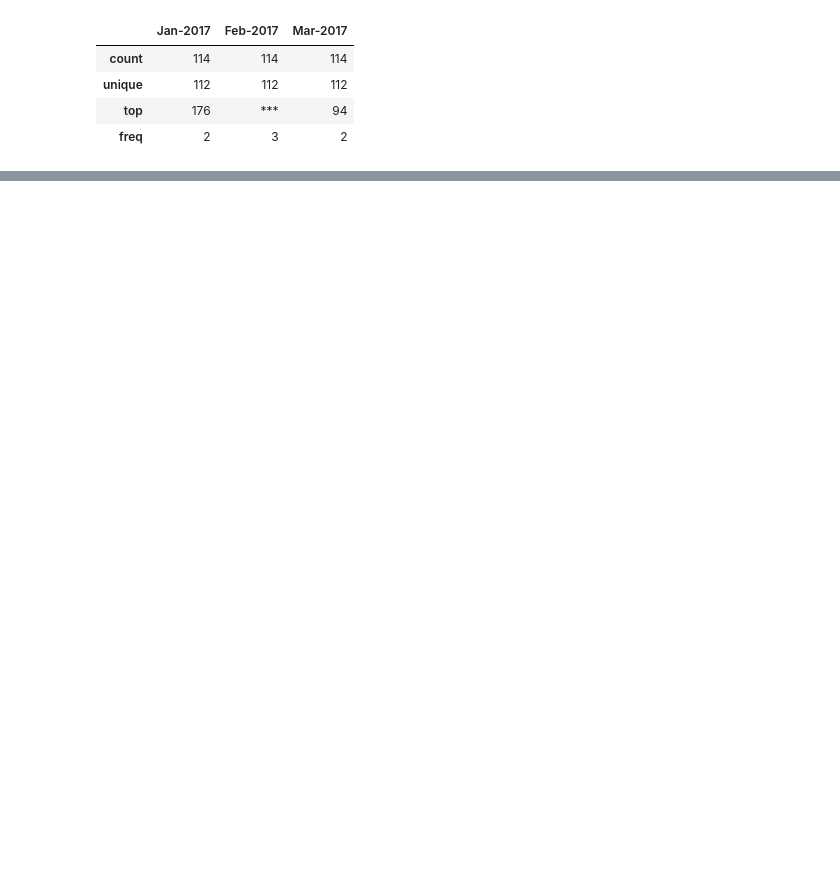
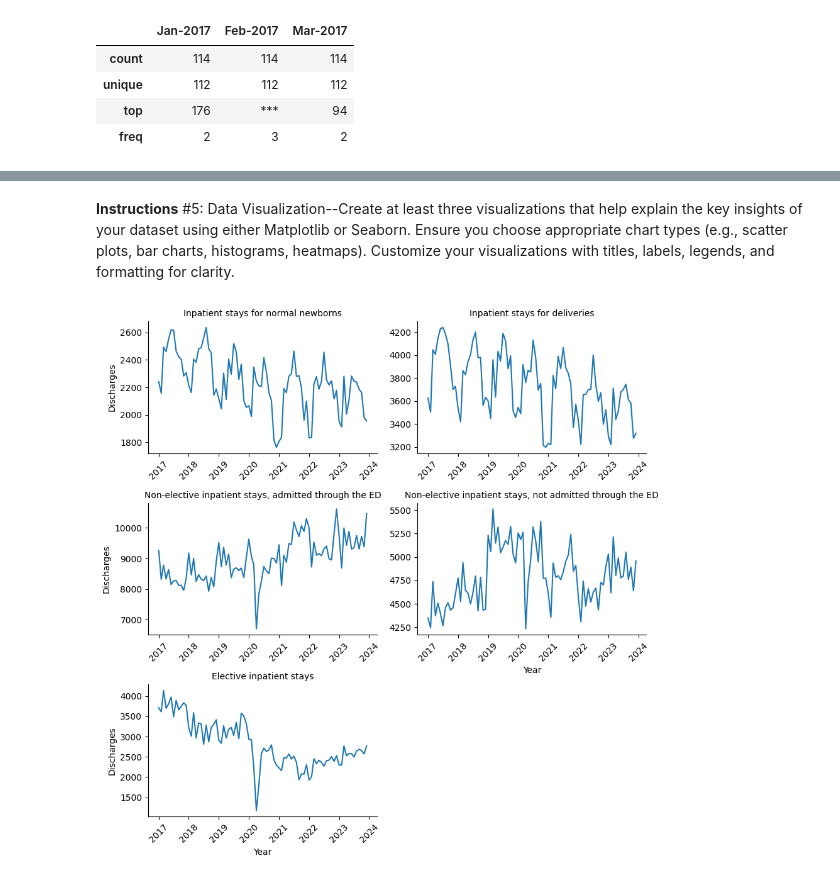
Before and after one commit to curiousdatamind/utah-hospital-discharge-analysis, a Jupyter notebook: Utah_Hospital_Discharge_Analysis.ipynb, the cells around one changed output, grey strips where cells are left out. Saved outputs shown, nothing was run; the diff lists cells and outputs as text; code cells hidden in the pictures; blank space fills up the shorter version.

Commit message:
Complete final analysis and visualizations.

```diff
--- a/Utah_Hospital_Discharge_Analysis.ipynb
+++ b/Utah_Hospital_Discharge_Analysis.ipynb
@@ -219,0 +263,9 @@ Elective inpatient stays                            584.64  1177.0   4137.0
+# %%
+# Convert only the monthly columns to numeric
+encounters = df.iloc[3:8, 0:85].copy()
+
+encounters.iloc[:, 1:] = encounters.iloc[:, 1:].apply(
+    pd.to_numeric, errors="coerce"
+)
+
+encounters.head()
@@ -219,0 +309,9 @@ Elective inpatient stays                            584.64  1177.0   4137.0
+# %%
+# Convert Month to datetime
+
+encounters_melted["Month"] = pd.to_datetime(
+    encounters_melted["Month"],
+    format="%b-%Y"
+)
+
+encounters_melted.head()
@@ -219,0 +325,33 @@ Elective inpatient stays                            584.64  1177.0   4137.0
+# %% [markdown]
+**Instructions** #5: Data Visualization--Create at least three visualizations that help explain the key insights of your dataset using either Matplotlib or Seaborn.
+Ensure you choose appropriate chart types (e.g., scatter plots, bar charts, histograms, heatmaps). Customize your visualizations with titles, labels, legends, and formatting for clarity.
+# %%
+# Small-multiple time-series graphs
+
+import seaborn as sns
+import matplotlib.pyplot as plt
+
+g = sns.relplot(
+    data=encounters_melted,
+    x="Month",
+    y="Discharges",
+    col="Characteristic by Month",
+    col_wrap=2,
+    kind="line",
+    height=3,
+    aspect=1.5,
+    facet_kws={"sharey": False}
+)
+
+g.set_titles("{col_name}")
+g.set_axis_labels("Month", "Discharges")
+
+for ax in g.axes.flat:
+    ax.set_xlabel("Year")
+    ax.tick_params(axis="x", labelbottom=True, rotation=45)
+
+plt.tight_layout()
+g.savefig("encounter_trends.png", dpi=300, bbox_inches="tight")
+plt.show()
+# %% [output]
+[figure, added]
```
Also changed, not shown: parts of 31 cells of this notebook.
